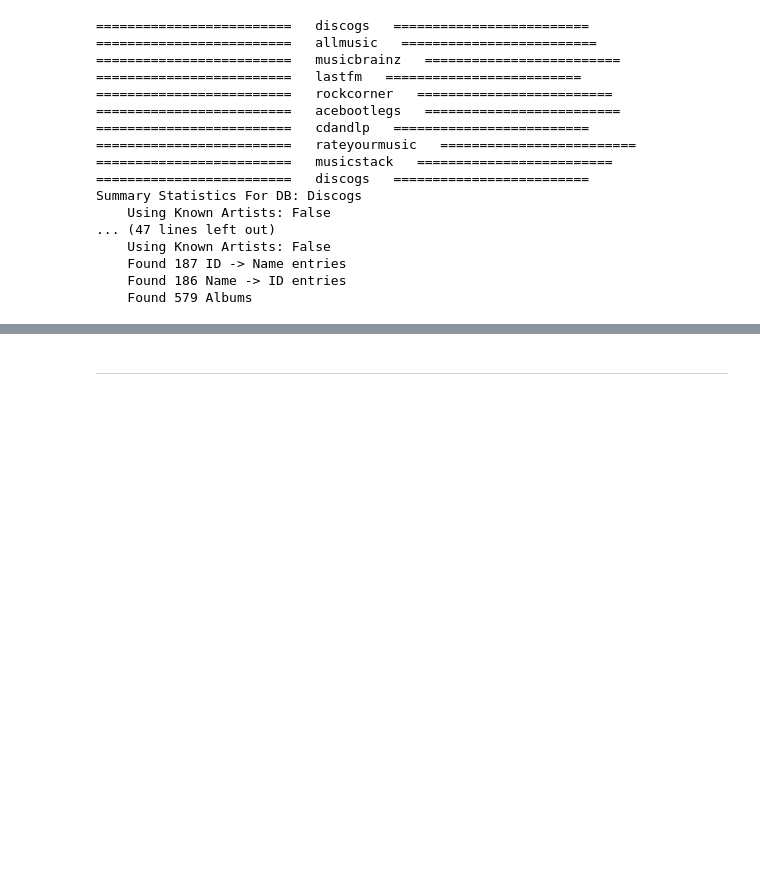
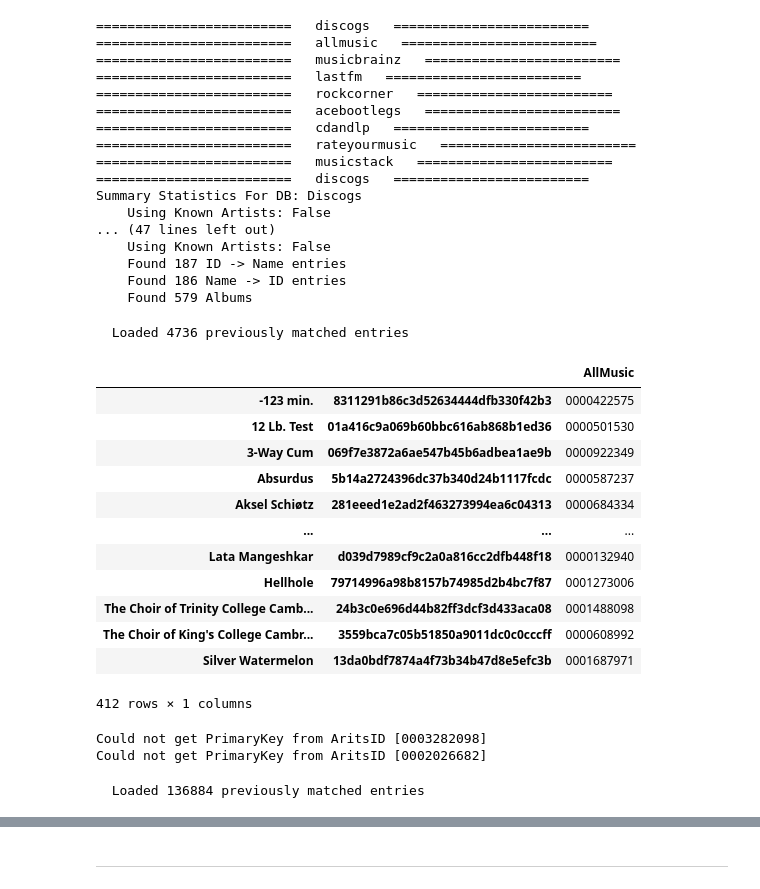
Before and after one commit to tgadf/discogs, a Jupyter notebook: Master DB.ipynb, the cells around one changed output, grey strips where cells are left out. Drawn from its saved outputs; the diff is of its cells as text; code cells hidden in the pictures; blank space fills up the shorter version.

```diff
--- a/Master DB.ipynb
+++ b/Master DB.ipynb
@@ -235,0 +124,26 @@ artistID   = 'b31cc180eb21f511abd6f2295cb99a27'
+# %%
+mdbmap = musicDBMap("Music", init=False)
+# %% [output]
+  Loaded 4736 previously matched entries
+# %%
+myDF = mdbmap.getDF().T
+# %%
+from pandas import DataFrame
+tmp = myDF[~myDF["AllMusic"].isna()]
+mbToGet = DataFrame(tmp[tmp["MusicBrainz"].isna()]["AllMusic"]).copy(deep=True)
+# %%
+mbToGet
+# %% [output]
+|  |  | AllMusic |
+| -123 min. | 8311291b86c3d52634444dfb330f42b3 | 0000422575 |
+| 12 Lb. Test | 01a416c9a069b60bbc616ab868b1ed36 | 0000501530 |
+| 3-Way Cum | 069f7e3872a6ae547b45b6adbea1ae9b | 0000922349 |
+| Absurdus | 5b14a2724396dc37b340d24b1117fcdc | 0000587237 |
+| Aksel Schiøtz | 281eeed1e2ad2f463273994ea6c04313 | 0000684334 |
+| ... | ... | ... |
+| Lata Mangeshkar | d039d7989cf9c2a0a816cc2dfb448f18 | 0000132940 |
+| Hellhole | 79714996a98b8157b74985d2b4bc7f87 | 0001273006 |
+| The Choir of Trinity College Camb... | 24b3c0e696d44b82ff3dcf3d433aca08 | 0001488098 |
+| The Choir of King's College Cambr... | 3559bca7c05b51850a9011dc0c0cccff | 0000608992 |
+| Silver Watermelon | 13da0bdf7874a4f73b34b47d8e5efc3b | 0001687971 |
+412 rows × 1 columns
@@ -235,0 +152,18 @@ artistID   = 'b31cc180eb21f511abd6f2295cb99a27'
+# %%
+toMatch = {"Music": []}
+for idx,row in mbToGet.iterrows():
+    amID = row["AllMusic"]
+    primKey = mdbmaps["AllMusic"].getPrimaryKeyFromID(amID)
+    #print(idx,'\t',primKey)
+    try:
+        albums = matchData[primKey]
+    except:
+        continue
+    toMatch["Music"].append([idx[0], idx[1], albums])
+# %% [output]
+Could not get PrimaryKey from AritsID [0003282098]
+Could not get PrimaryKey from AritsID [0002026682]
+# %%
+mdbmaps["MusicBrainz"] = musicDBMap("MusicBrainz", init=False)
+# %% [output]
+  Loaded 136884 previously matched entries
```
Also changed, not shown: parts of 46 cells of this notebook, 16 other files.
